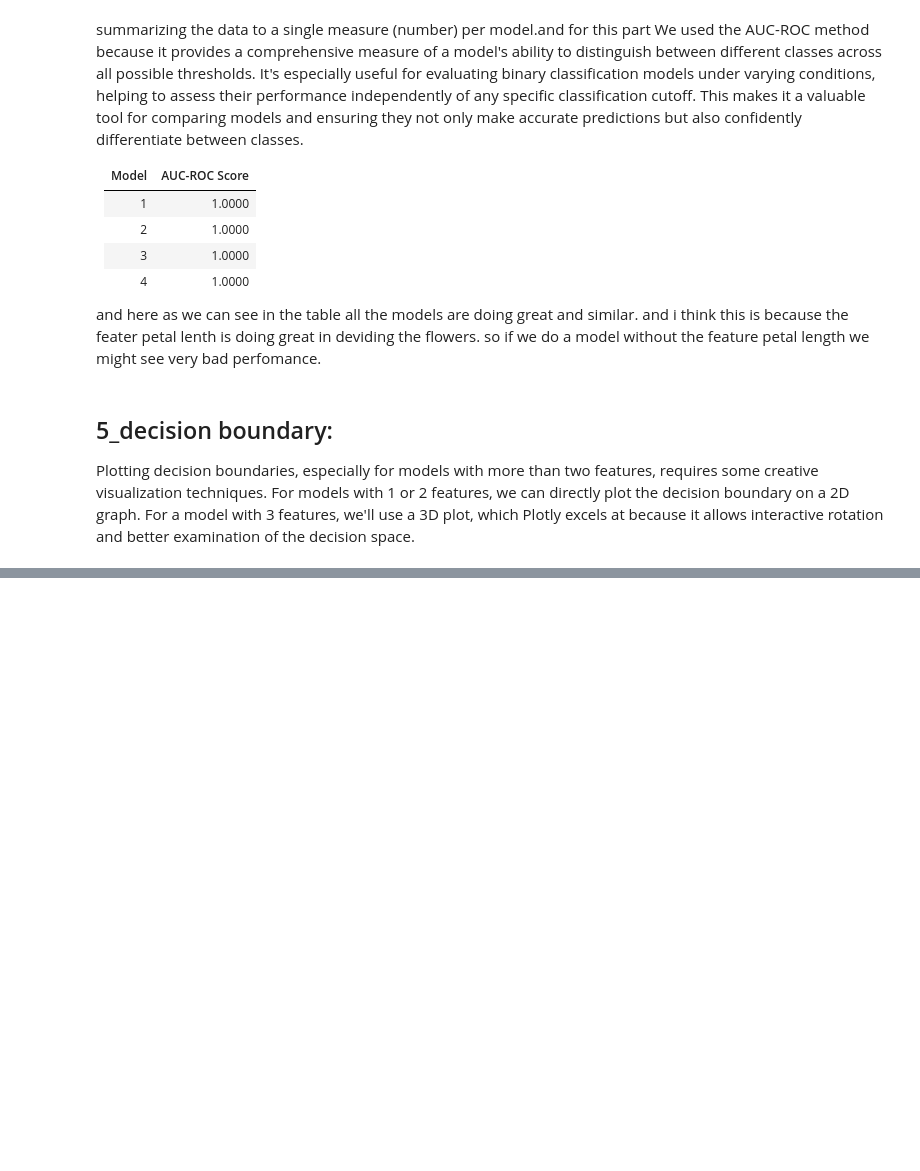
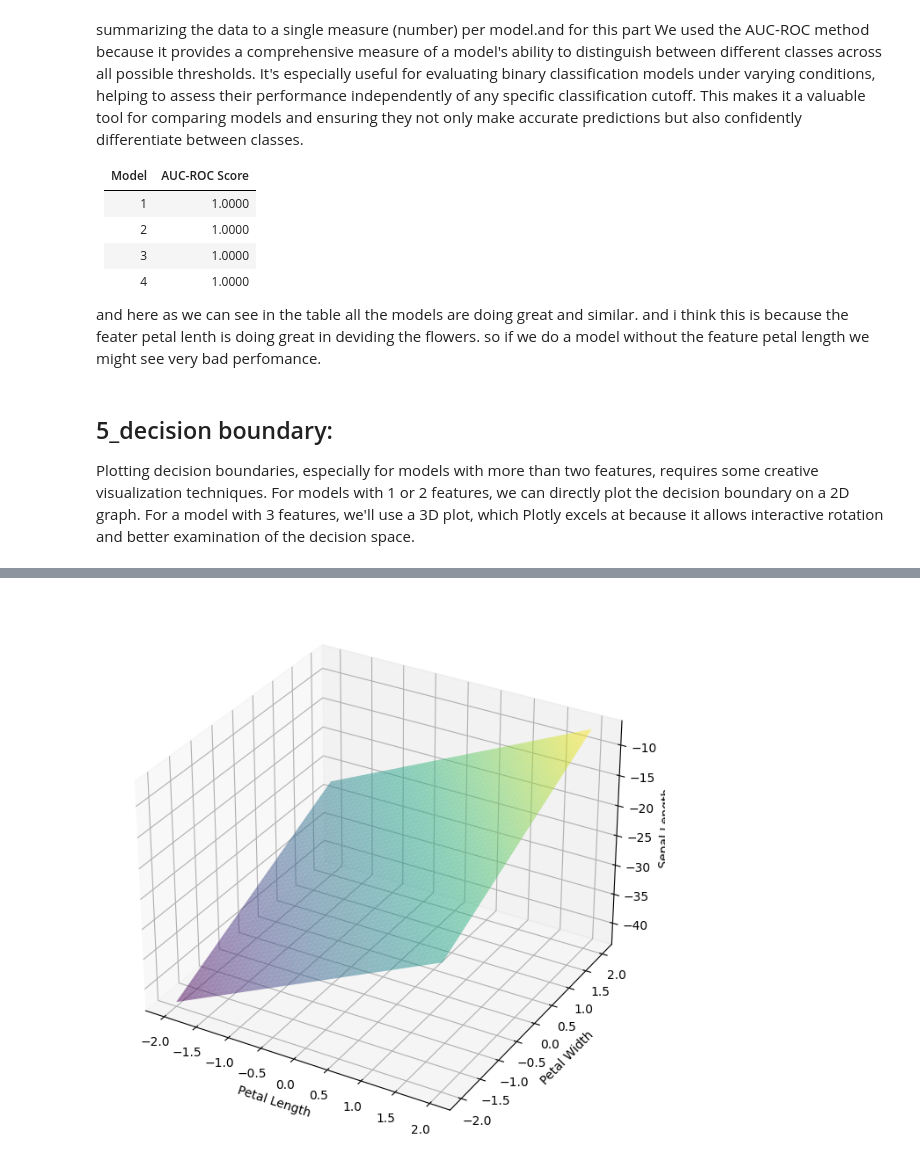
Before and after one commit to Almusawi110/CSCN8010-labs, a Jupyter notebook: Lab6_Fatimah.ipynb, the cells around one changed output, grey strips where cells are left out. Saved outputs shown, nothing was run; the diff lists cells and outputs as text; code cells hidden in the pictures; blank space fills up the shorter version.

```diff
--- a/Lab6_Fatimah.ipynb
+++ b/Lab6_Fatimah.ipynb
@@ -524,0 +544,36 @@ NameError: name 'X_val_sub_3' is not defined
+# %%
+import numpy as np
+import matplotlib.pyplot as plt
+from mpl_toolkits.mplot3d import Axes3D  # This is necessary for 3D plotting
+from sklearn.linear_model import LogisticRegression
+
+# Assuming 'model' is your trained LogisticRegression model
+# and you have determined MIN_FEATURE_VALUE and MAX_FEATURE_VALUE based on your dataset
+
+# Setup for 3D plotting
+fig = plt.figure()
+# set up size of the figure
+fig.set_size_inches(11, 8)
+ax = fig.add_subplot(111, projection='3d')
+
+# Generate meshgrid for the first two features
+x1, x2 = np.meshgrid(np.linspace(MIN_FEATURE_VALUE, MAX_FEATURE_VALUE, 100),
+                     np.linspace(MIN_FEATURE_VALUE, MAX_FEATURE_VALUE, 100))
+
+# Calculate the decision boundary for the third feature
+# This equation is derived from the logistic regression decision function
+decision_boundary_x3 = -log_reg3.intercept_ / log_reg3.coef_[0][2] - (log_reg3.coef_[0][0] / log_reg3.coef_[0][2]) * x1 - (log_reg3.coef_[0][1] / log_reg3.coef_[0][2]) * x2
+
+# Plot the decision boundary surface
+ax.plot_surface(x1, x2, decision_boundary_x3, alpha=0.5, cmap='viridis')
+
+# Optionally, plot your data points. Assuming 'X' is your feature matrix and 'y' is the target vector
+# You'll need to adjust this part based on how your data is structured
+# ax.scatter(X[:, 0], X[:, 1], X[:, 2], c=y, cmap='viridis', edgecolor='k')
+
+ax.set_xlabel('Petal Length')
+ax.set_ylabel('Petal Width')
+ax.set_zlabel('Sepal Length')
+plt.show()
+# %% [output]
+[figure, added]
```
Also changed, not shown: parts of 18 cells of this notebook, 1 other file.
